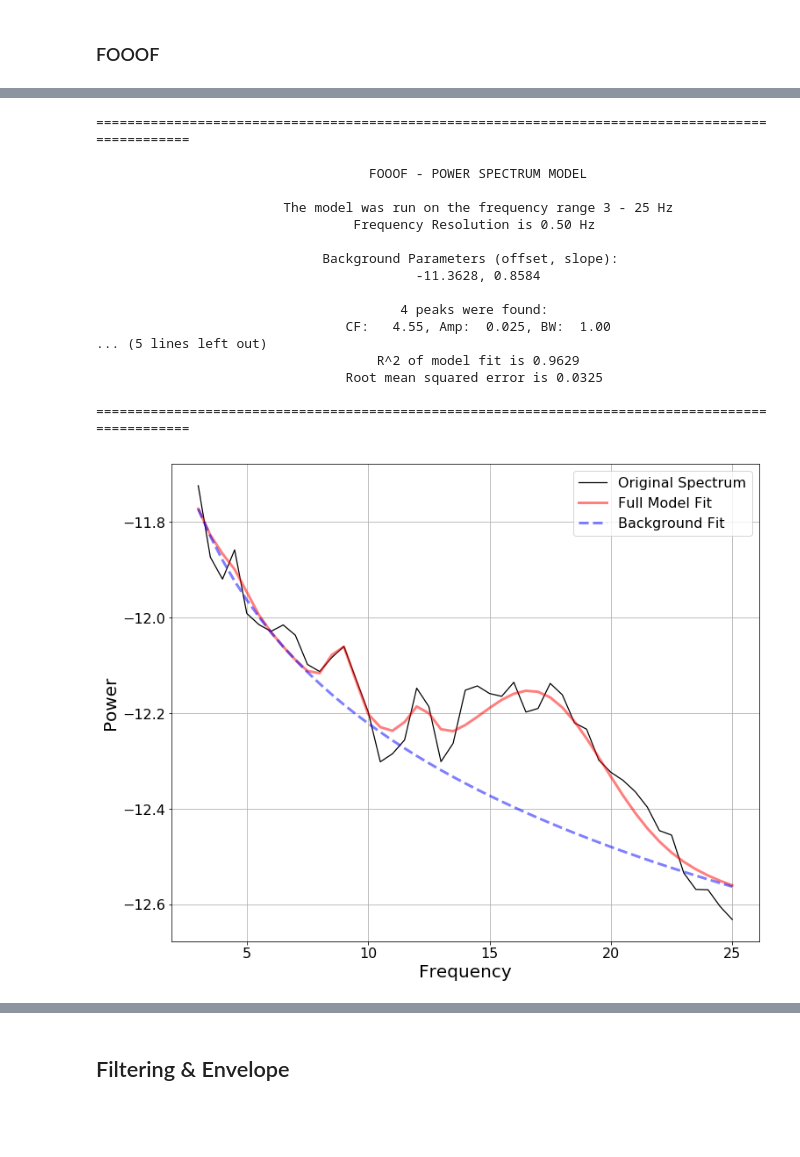
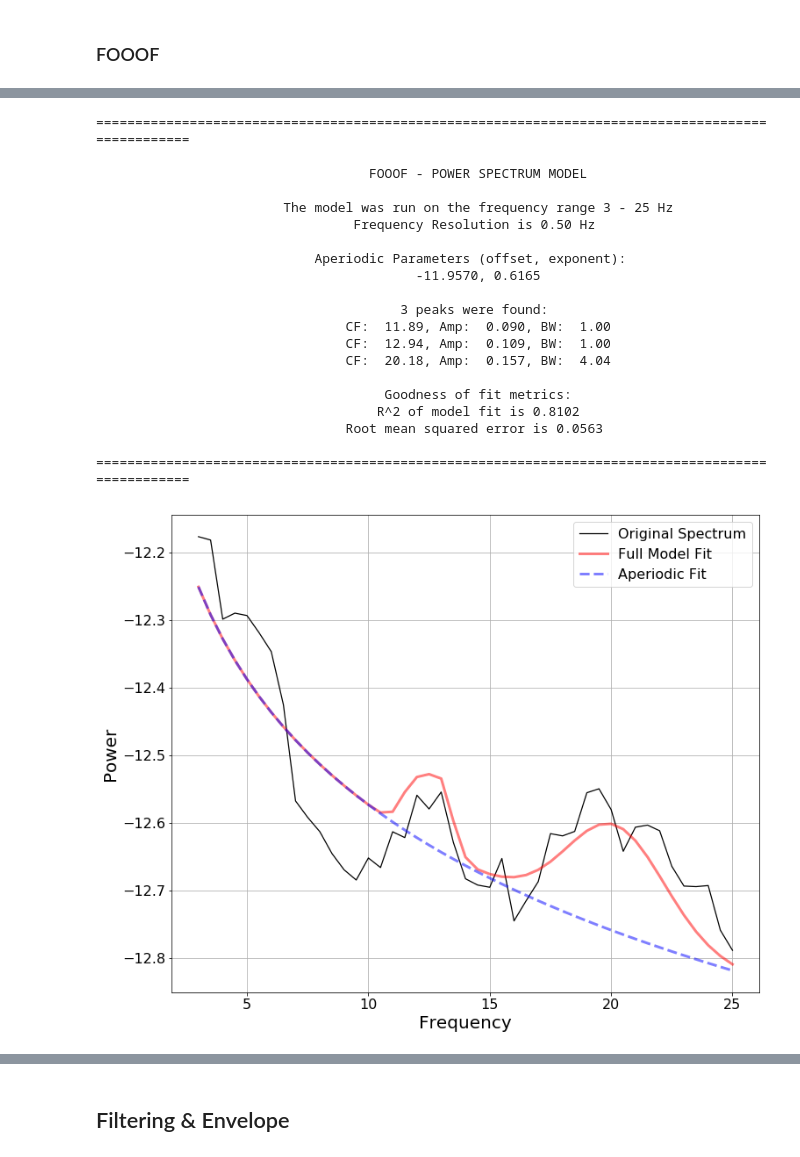
Before and after one commit to TomDonoghue/EEGparam, a Jupyter notebook: notebooks/FOOOF-EEG.ipynb, the cells around one changed output, grey strips where cells are left out. Saved outputs shown, nothing was run; the diff lists cells and outputs as text; code cells hidden in the pictures; blank space fills up the shorter version.

```diff
--- a/notebooks/FOOOF-EEG.ipynb
+++ b/notebooks/FOOOF-EEG.ipynb
@@ -47,9 +52,3 @@ extension = '.set' if GROUP == 'G1' else '.bdf'
 # Get list of subject files
 subj_files = os.listdir(dat_path)
 subj_files = clean_file_list(subj_files, extension)
-# %%
-# Set subject index to load (as index from subjs_files)
-sub_ind = 1
-
-# Check which subject is being run
-print(subj_files[sub_ind])
@@ -57,0 +55,6 @@ OA_052507-2_RAW.bdf
+# %%
+# Get & check which subject is being run
+subj_file = subj_files[sub_ind]
+subj_label = subj_file.split('.')[0]
+
+print(subj_label)
@@ -136,15 +127,23 @@ Setting up high-pass filter at 1 Hz
 l_trans_bandwidth chosen to be 1.0 Hz
 Filter length of 1691 samples (3.303 sec) selected
 # %%
-# ICA settings
-method = 'fastica'
-#method = 'extended-infomax'
+if run_ica:
 
-#n_components = 20
-n_components = 0.99
-random_state = 47
-decim = None
-reject = {'eeg': 20e-4}
+    # ICA settings
+    method = 'fastica'
+    #method = 'extended-infomax'
 
-# Initialize ICA object
-ica = ICA(n_components=n_components, method=method, random_state=random_state)
+    #n_components = 20
+    n_components = 0.99
+    random_state = 48
+    decim = None
+    reject = {'eeg': 20e-4}
+
+    # Initialize ICA object
+    ica = ICA(n_components=n_components, method=method, random_state=random_state)
+
+    # Fit ICA
+    ica.fit(eeg_dat, decim=decim, reject=reject)
+
+else:
+    ica = read_ica(os.path.join(res_path, 'ICA', subj_label + '-ica.fif'))
@@ -288,7 +282,8 @@ n_fft, n_overlap, n_per_seg = int(2*srate), int(srate), int(2*srate)
 
 # Data settings
 fmin, fmax = 1, 50
-tmin, tmax = 10, 130
+tmin, tmax = 5, 125
+#tmin, tmax = 10, 130
 #tmin, tmax = 100, 220
 #tmin, tmax = 1500, 1620
 
@@ -307,27 +302,30 @@ fg.fit(freqs, psds, f_range, n_jobs=-1)
 # %%
 # Check FOOOF model fit of particular channel of interest
-fm = fg.get_fooof(28, True)
+fm = fg.get_fooof(ch_ind, True)
 fm.print_results()
 fm.plot()
 # %% [output]
 ==================================================================================================
 
                                    FOOOF - POWER SPECTRUM MODEL
 
                         The model was run on the frequency range 3 - 25 Hz
                                  Frequency Resolution is 0.50 Hz
 
-                             Background Parameters (offset, slope):
-                                         -11.3628, 0.8584
+                            Aperiodic Parameters (offset, exponent):
+                                         -11.9570, 0.6165
 
-                                       4 peaks were found:
-                                CF:   4.55, Amp:  0.025, BW:  1.00
-... (5 lines left out)
-                                    R^2 of model fit is 0.9629
-                                Root mean squared error is 0.0325
+                                       3 peaks were found:
+                                CF:  11.89, Amp:  0.090, BW:  1.00
+                                CF:  12.94, Amp:  0.109, BW:  1.00
+                                CF:  20.18, Amp:  0.157, BW:  4.04
+
+                                     Goodness of fit metrics:
+                                    R^2 of model fit is 0.8102
+                                Root mean squared error is 0.0563
 
 ==================================================================================================
-[figure, old version]
+[figure, new version]
 # %%
 # Extract individualized CF from channel Oz
 fooof_freq, _, fooof_bw = get_band_peak(fm.peak_params_, [7, 14])
```
Also changed, not shown: parts of 53 cells of this notebook, 5 other files.
